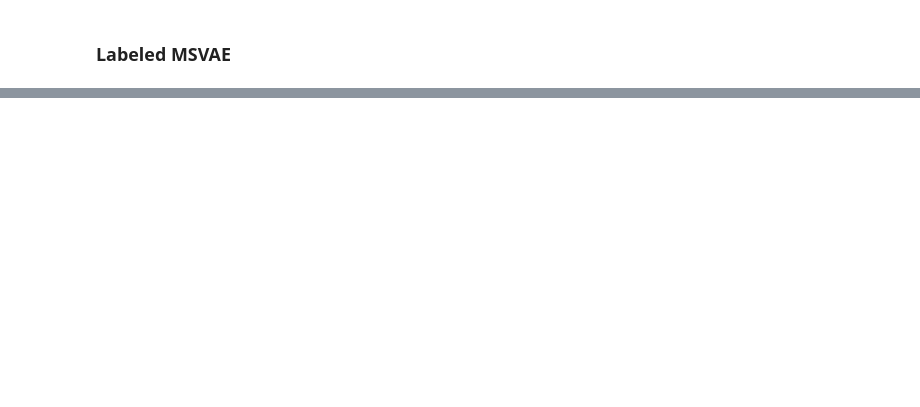
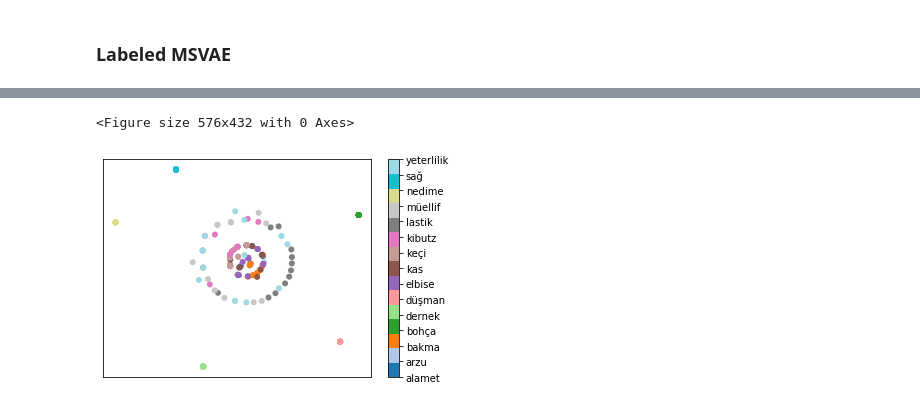
Before and after one commit to akashrajkn/akruti, a Jupyter notebook: src/Blocks.ipynb, the cells around one changed output, grey strips where cells are left out. Saved outputs shown, nothing was run; the diff lists cells and outputs as text; code cells hidden in the pictures; blank space fills up the shorter version.

```diff
--- a/src/Blocks.ipynb
+++ b/src/Blocks.ipynb
@@ -248,0 +373,10 @@ model_id = 1
+# %%
+ticks = []
+
+for i in range(len(set(l_list_20))):
+    ticks.append(unique_keys[i])
+
+plot_TSNE(z_list_20, l_list_19, num_clusters=len(set(l_list_19)), pca_components=None, unique_keys=unique_keys)
+# %% [output]
+<Figure size 576x432 with 0 Axes>
+[figure, added]
```
Also changed, not shown: parts of 20 cells of this notebook, 5 other files.
